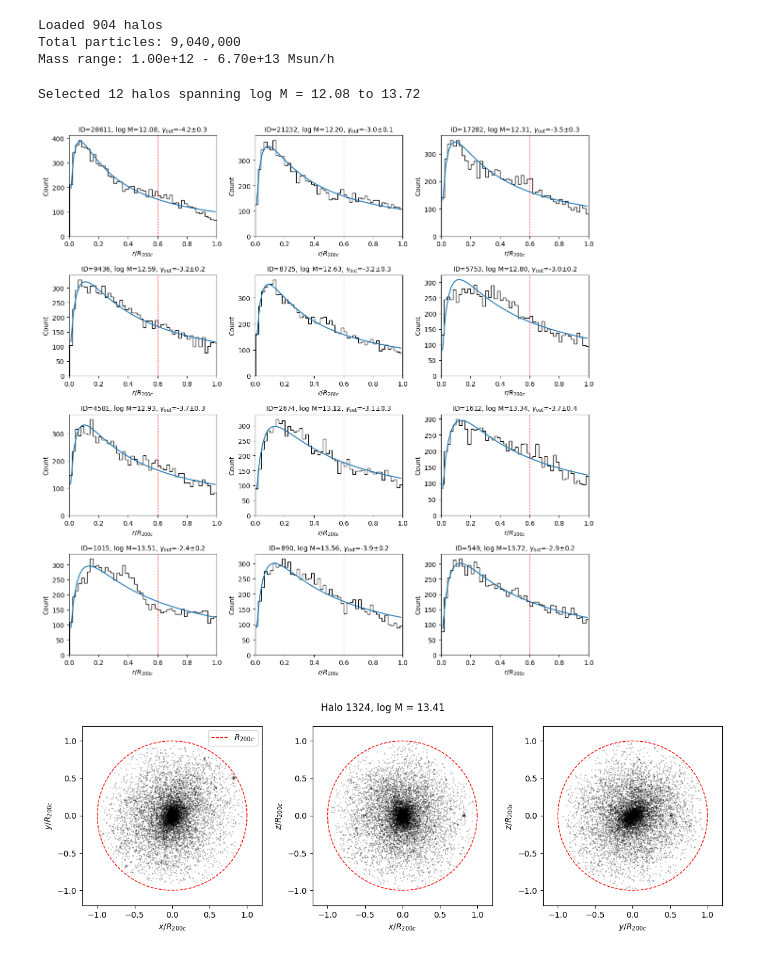
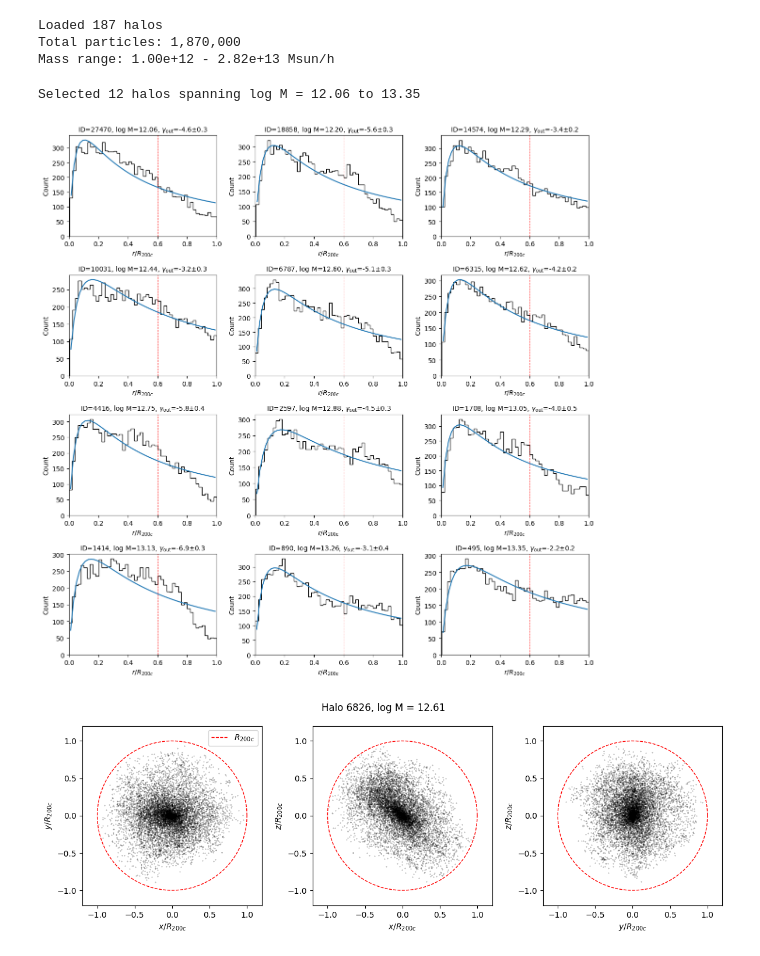
Before and after one commit to Richard-Sti/CDMProfile, a Jupyter notebook: notebooks/show_halos.ipynb, the cells around one changed output. Saved outputs shown, nothing was run; the diff lists cells and outputs as text; code cells hidden in the pictures.

```diff
--- a/notebooks/show_halos.ipynb
+++ b/notebooks/show_halos.ipynb
@@ -7,7 +7,7 @@ from pathlib import Path
 from cdmprof import fit_nfw
 # %%
 # Load particle data
-data_path = Path("../data/tng_particles/particles_099.hdf5")
+data_path = Path("../data/tng_particles/particles_050.hdf5")
 
 with File(data_path, 'r') as f:
     radii = f['radii'][:]
@@ -24,9 +24,9 @@ print(f"Loaded {n_halos} halos")
 print(f"Total particles: {len(radii):,}")
 print(f"Mass range: {M200c.min():.2e} - {M200c.max():.2e} Msun/h")
 # %% [output]
-Loaded 904 halos
-Total particles: 9,040,000
-Mass range: 1.00e+12 - 6.70e+13 Msun/h
+Loaded 187 halos
+Total particles: 1,870,000
+Mass range: 1.00e+12 - 2.82e+13 Msun/h
 # %%
 def get_halo_radii(idx):
     """Get radii for halo at index idx."""
@@ -170,8 +170,8 @@ fig = plot_halo_grid(selected)
 fig.savefig("/Users/rstiskalek/Downloads/halo_grid.png", dpi=300)
 plt.show()
 # %% [output]
-Selected 12 halos spanning log M = 12.08 to 13.72
+Selected 12 halos spanning log M = 12.06 to 13.35
-[figure, old version]
+[figure, new version]
 # %%
 def get_halo_positions(halo_id):
     """Get positions for halo by ID."""
@@ -212,10 +212,10 @@ def plot_projections(halo_id, s=0.1, alpha=0.5):
     plt.tight_layout()
     return fig
 # %%
-hid = 1324
+hid = 6826
 
 # Plot projections for a specific halo
 plot_projections(hid)
 plt.show()
 # %% [output]
-[figure, old version]
+[figure, new version]
```
